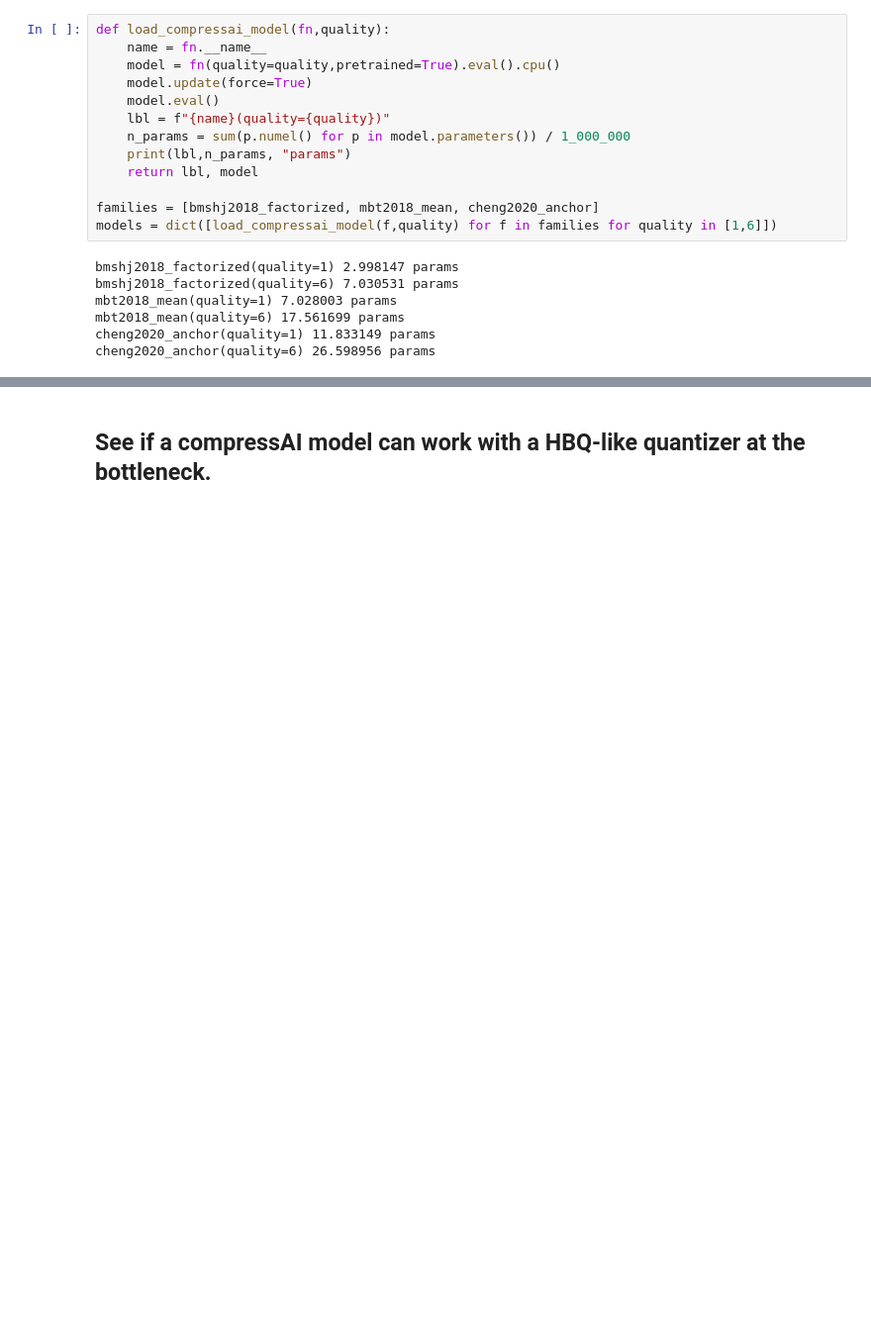
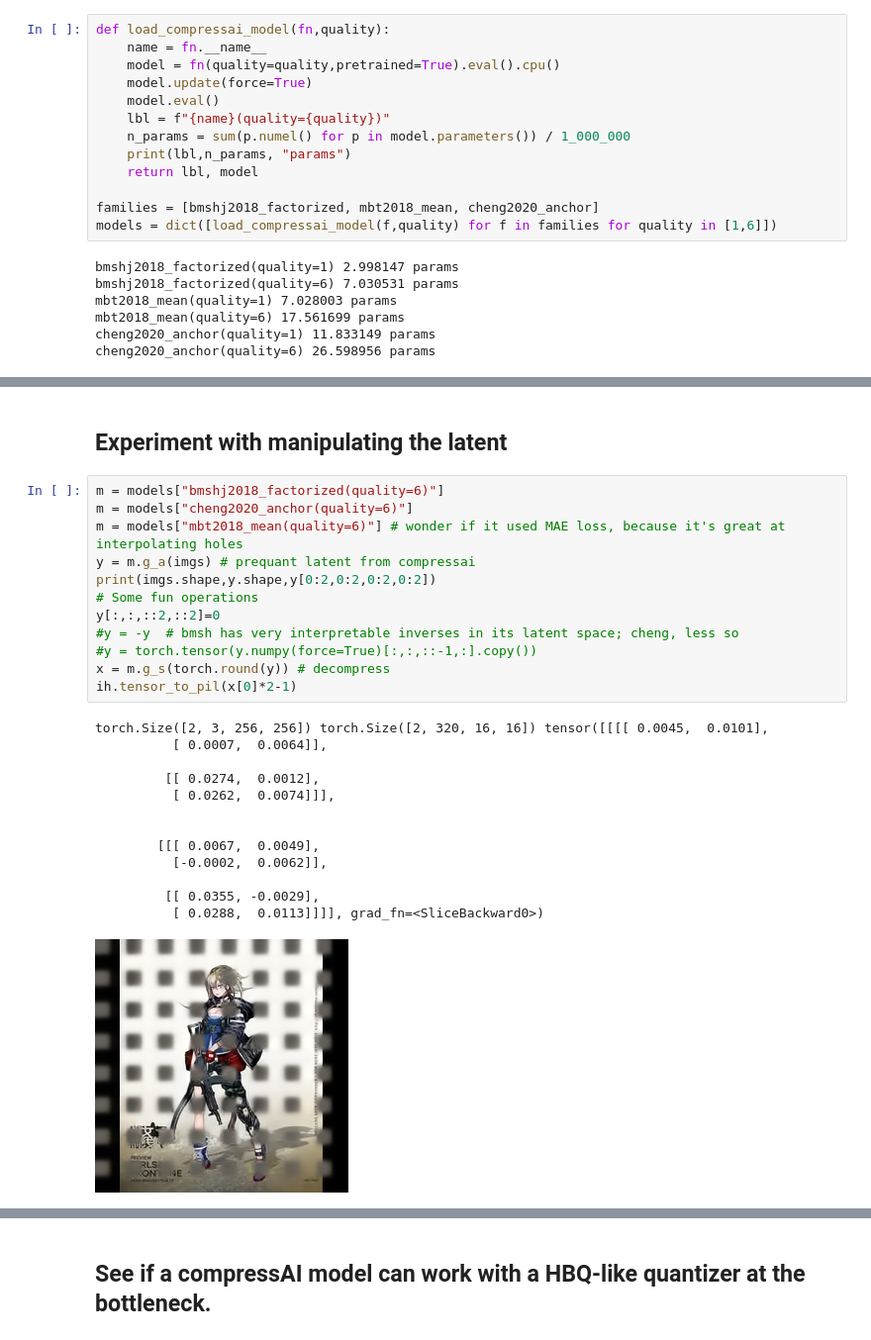
Before and after one commit to ramayer/hierarchical-binary-quantization, a Jupyter notebook: notebooks/02w_compare_against_compressai_baseline.ipynb, the cells around one changed output, grey strips where cells are left out. Shown at 99% size. Saved outputs shown, nothing was run; the diff lists cells and outputs as text; blank space fills up the shorter version.

```diff
--- a/notebooks/02w_compare_against_compressai_baseline.ipynb
+++ b/notebooks/02w_compare_against_compressai_baseline.ipynb
@@ -139,3 +139,31 @@ cheng2020_anchor(quality=1)        :  mse: 0.00; psnr: 28.05; lpips: 0.08; ssim:
 [interactive output not drawn]
 cheng2020_anchor(quality=6)        :  mse: 0.00; psnr: 36.19; lpips: 0.01; ssim: 0.98; bpp_actual: 0.70;
 [interactive output not drawn]
+# %% [markdown]
+## Experiment with manipulating the latent
+# %%
+m = models["bmshj2018_factorized(quality=6)"]
+m = models["cheng2020_anchor(quality=6)"]
+m = models["mbt2018_mean(quality=6)"] # wonder if it used MAE loss, because it's great at interpolating holes
+y = m.g_a(imgs) # prequant latent from compressai
+print(imgs.shape,y.shape,y[0:2,0:2,0:2,0:2])
+# Some fun operations
+y[:,:,::2,::2]=0
+#y = -y  # bmsh has very interpretable inverses in its latent space; cheng, less so
+#y = torch.tensor(y.numpy(force=True)[:,:,::-1,:].copy())
+x = m.g_s(torch.round(y)) # decompress
+ih.tensor_to_pil(x[0]*2-1)
+# %% [output]
+torch.Size([2, 3, 256, 256]) torch.Size([2, 320, 16, 16]) tensor([[[[ 0.0045,  0.0101],
+          [ 0.0007,  0.0064]],
+
+         [[ 0.0274,  0.0012],
+          [ 0.0262,  0.0074]]],
+
+
+        [[[ 0.0067,  0.0049],
+          [-0.0002,  0.0062]],
+
+         [[ 0.0355, -0.0029],
+          [ 0.0288,  0.0113]]]], grad_fn=<SliceBackward0>)
+[figure, added]
```
Also changed, not shown: parts of 9 cells of this notebook, 1 other file.
